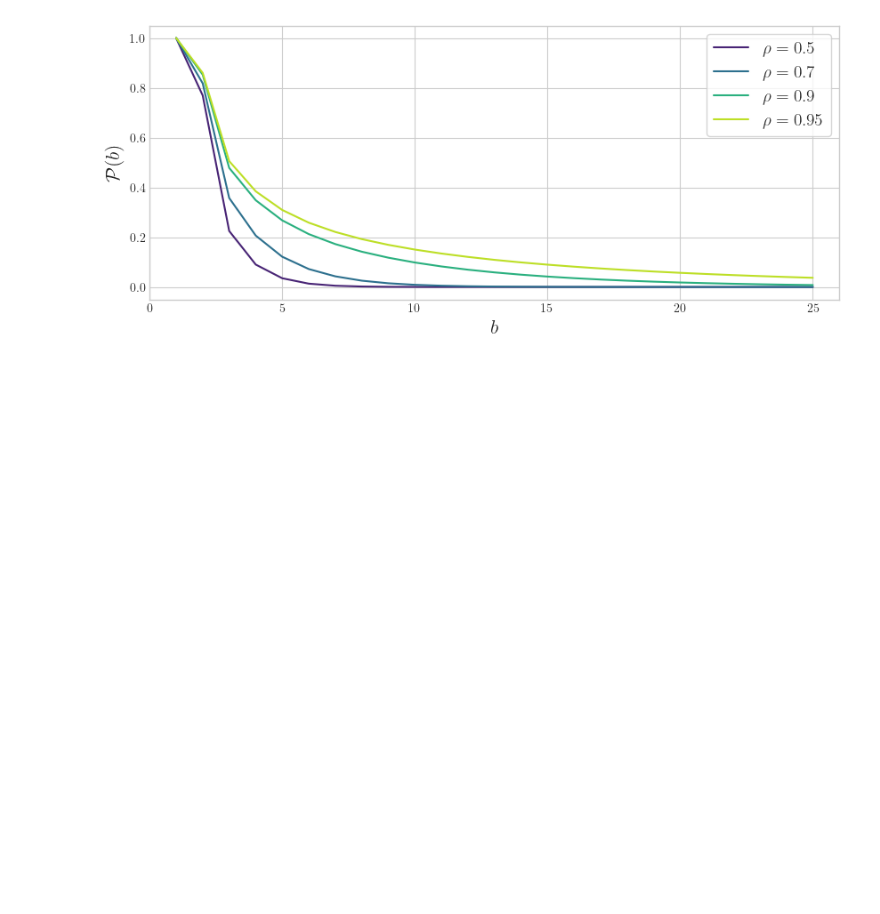
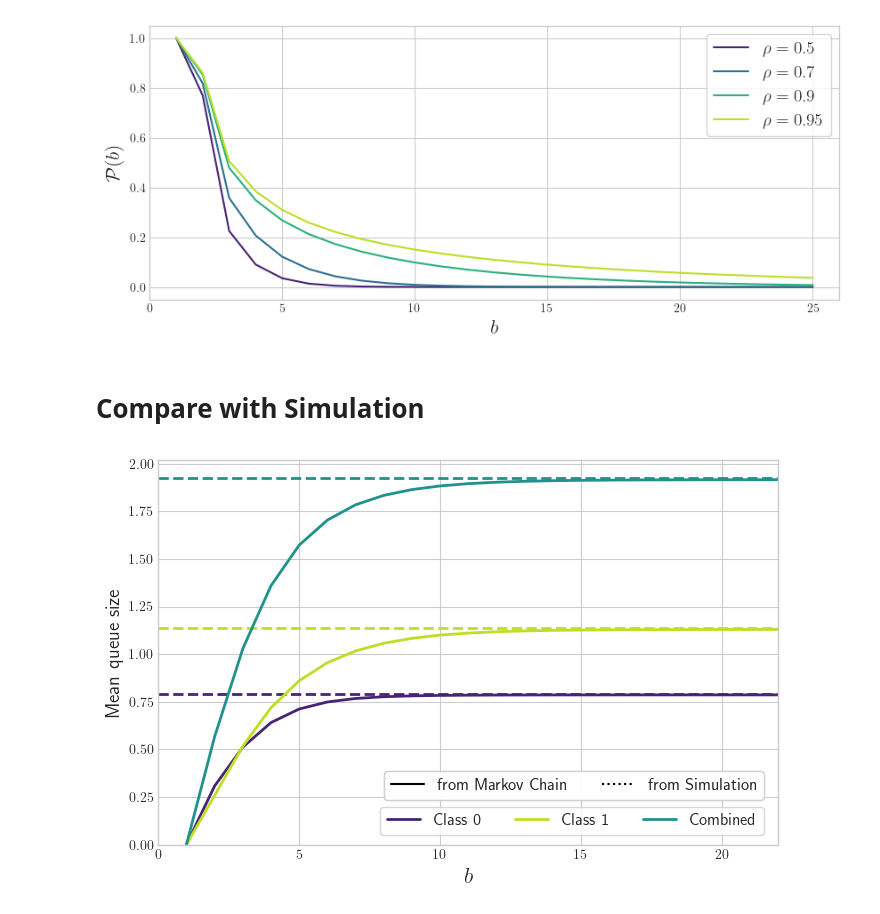
Before and after one commit to geraintpalmer/DynamicClasses, a Jupyter notebook: src/Demonstrate Checks.ipynb, the cells around one changed output. Drawn from its saved outputs; the diff is of its cells as text; code cells hidden in the pictures; blank space fills up the shorter version.

```diff
--- a/src/Demonstrate Checks.ipynb
+++ b/src/Demonstrate Checks.ipynb
@@ -117,2 +113,4 @@ fig.savefig("../tex/img/hitting_check.pdf")
 # %% [output]
 [figure]
+# %% [markdown]
+# Compare with Simulation
@@ -118,0 +137,17 @@ fig.savefig("../tex/img/hitting_check.pdf")
+# %%
+mean_custs_mc_by_bound = []
+max_bound = 23
+bounds = range(1, max_bound)
+for b in tqdm.tqdm(bounds):
+    probs = models.get_state_probabilities(
+        num_classes=2,
+        num_servers=1,
+        arrival_rates=[2/3, 1/3],
+        service_rates=[3/2, 5/3],
+        thetas=[[None, 3], [1, None]],
+        bound=b
+    )
+    mean_custs_mc = models.get_average_num_of_customers_from_state_probs(
+        state_probs=probs, num_classes=2
+    )
+    mean_custs_mc_by_bound.append(mean_custs_mc)
@@ -118,0 +183,23 @@ fig.savefig("../tex/img/hitting_check.pdf")
+# %%
+fig, ax = plt.subplots(1, figsize=(8, 5))
+cm = plt.cm.viridis(np.linspace(0.1, 0.9, 3))
+ax.axhline(mean_custs[0], c=cm[0], linestyle='dashed', linewidth=2)
+ax.axhline(mean_custs[1], c=cm[2], linestyle='dashed', linewidth=2)
+ax.axhline(mean_custs[-1], c=cm[1], linestyle='dashed', linewidth=2)
+mc_line1, = ax.plot(bounds, [m[0] for m in mean_custs_mc_by_bound], c=cm[0], label="Class 0", linewidth=2)
+mc_line2, = ax.plot(bounds, [m[1] for m in mean_custs_mc_by_bound], c=cm[2], label="Class 1", linewidth=2)
+mc_line3, = ax.plot(bounds, [m[-1] for m in mean_custs_mc_by_bound], c=cm[1], label="Combined", linewidth=2)
+linesim, = ax.plot([], [], c='black', linestyle='dotted', label="from Simulation")
+linemc, = ax.plot([], [], c='black', linestyle='solid', label="from Markov Chain")
+leg1 = ax.legend(handles=[mc_line1, mc_line2, mc_line3], ncols=3, frameon=True, fontsize=12, bbox_to_anchor=[0.99, 0.12])
+leg2 = ax.legend(handles=[linemc, linesim], frameon=True, ncols=2, fontsize=12, bbox_to_anchor=[0.99, 0.212])
+ax.add_artist(leg1)
+ax.add_artist(leg2)
+ax.set_ylim(bottom=0)
+ax.set_xlim(left=0, right=max_bound-1)
+ax.set_xticks([i * 5 for i in range(5)])
+ax.set_ylabel("Mean queue size", fontsize=14)
+ax.set_xlabel(r"$b$", fontsize=16)
+fig.savefig("../tex/img/queue_size_bound_approaches.pdf")
+# %% [output]
+[figure, added]
```
Also changed, not shown: parts of 6 cells of this notebook, 10 other files.
